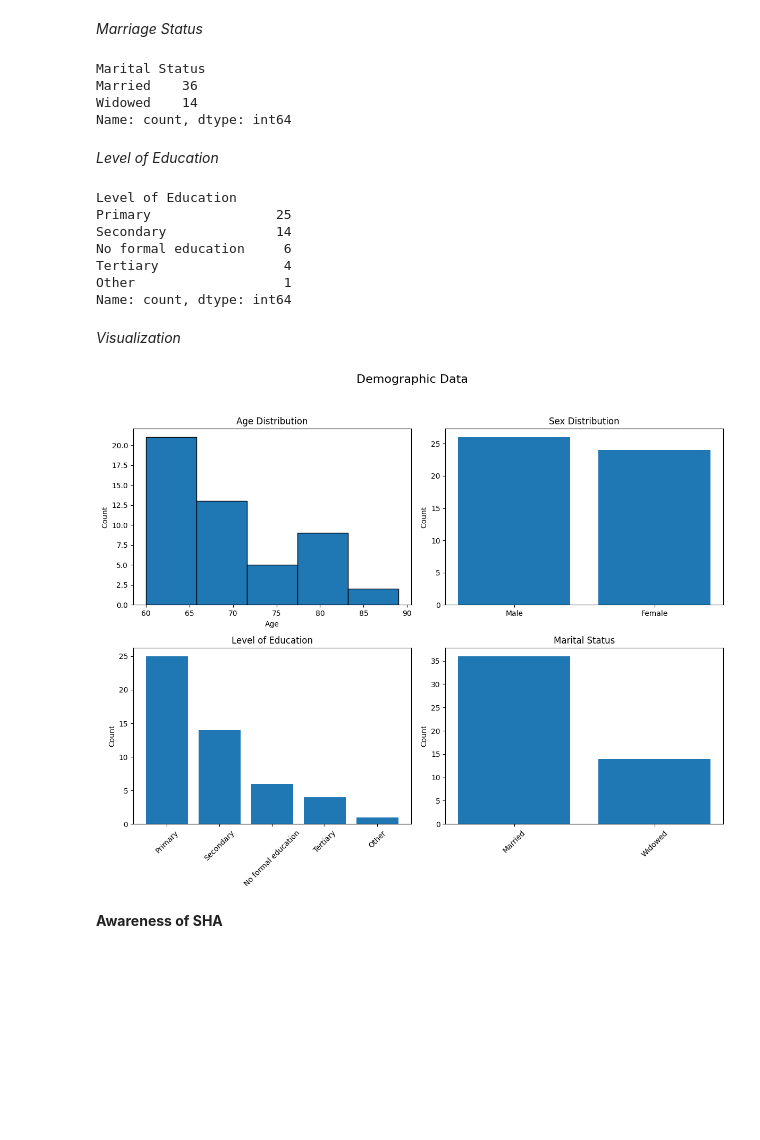
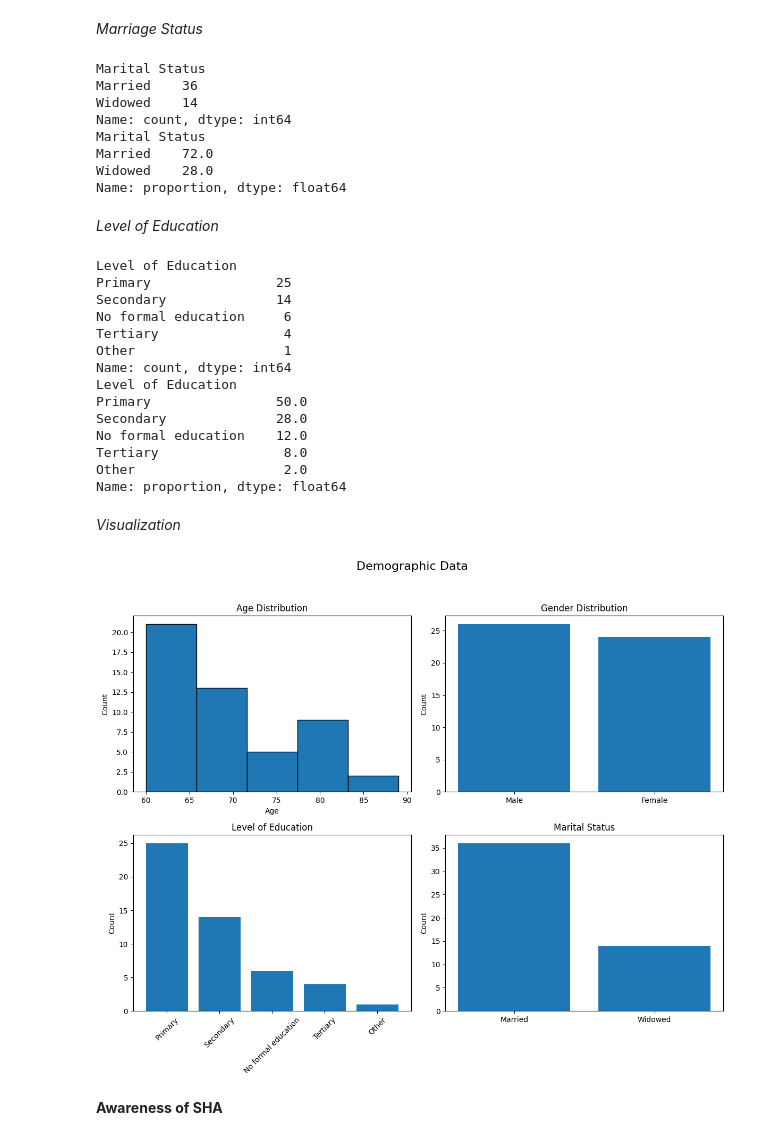
Before and after one commit to DennoCheru/Mosoriot, a Jupyter notebook: Mosoriot.ipynb, the cells around one changed output. Cells and saved outputs as stored; diff of their text form; code cells hidden in the pictures; blank space fills up the shorter version.

```diff
--- a/Mosoriot.ipynb
+++ b/Mosoriot.ipynb
@@ -256,15 +263,21 @@ Name: count, dtype: int64
 *Marriage Status*
 # %%
 print(df_main['Marital Status'].value_counts())
+print(df_main['Marital Status'].value_counts(normalize=True) * 100)
 # %% [output]
 Marital Status
 Married    36
 Widowed    14
 Name: count, dtype: int64
+Marital Status
+Married    72.0
+Widowed    28.0
+Name: proportion, dtype: float64
 # %% [markdown]
 *Level of Education*
 # %%
 print(df_main['Level of Education'].value_counts())
+print(df_main['Level of Education'].value_counts(normalize=True) * 100)
 # %% [output]
 Level of Education
 Primary                25
@@ -273,6 +286,13 @@ No formal education     6
 Tertiary                4
 Other                   1
 Name: count, dtype: int64
+Level of Education
+Primary                50.0
+Secondary              28.0
+No formal education    12.0
+Tertiary                8.0
+Other                   2.0
+Name: proportion, dtype: float64
 # %% [markdown]
 *Visualization*
 # %%
@@ -287,36 +307,35 @@ axes[0].set_title('Age Distribution')
 axes[0].set_xlabel('Age')
 axes[0].set_ylabel('Count')
 
 # Sex Bar Chart
 axes[1].bar(
     df_main['Sex'].value_counts().index,
     df_main['Sex'].value_counts().values
 )
-axes[1].set_title('Sex Distribution')
+axes[1].set_title('Gender Distribution')
 axes[1].set_ylabel('Count')
 
 # Level of Education - bar chart
 axes[2].bar(
     df_main['Level of Education'].value_counts().index,
     df_main['Level of Education'].value_counts().values
 )
 axes[2].set_title('Level of Education')
 axes[2].set_ylabel('Count')
 axes[2].tick_params(axis='x', rotation=45)
 
 # Marital Status - bar chart
 axes[3].bar(
     df_main['Marital Status'].value_counts().index,
     df_main['Marital Status'].value_counts().values
 )
 axes[3].set_title('Marital Status')
 axes[3].set_ylabel('Count')
-axes[3].tick_params(axis='x', rotation=45)
 
 plt.tight_layout(rect=[0, 0, 1, 0.95])
 plt.show()
 # %% [output]
-[figure, old version]
+[figure, new version]
 # %% [markdown]
 **Awareness of SHA**
 # %% [markdown]
```
Also changed, not shown: parts of 22 cells of this notebook.
